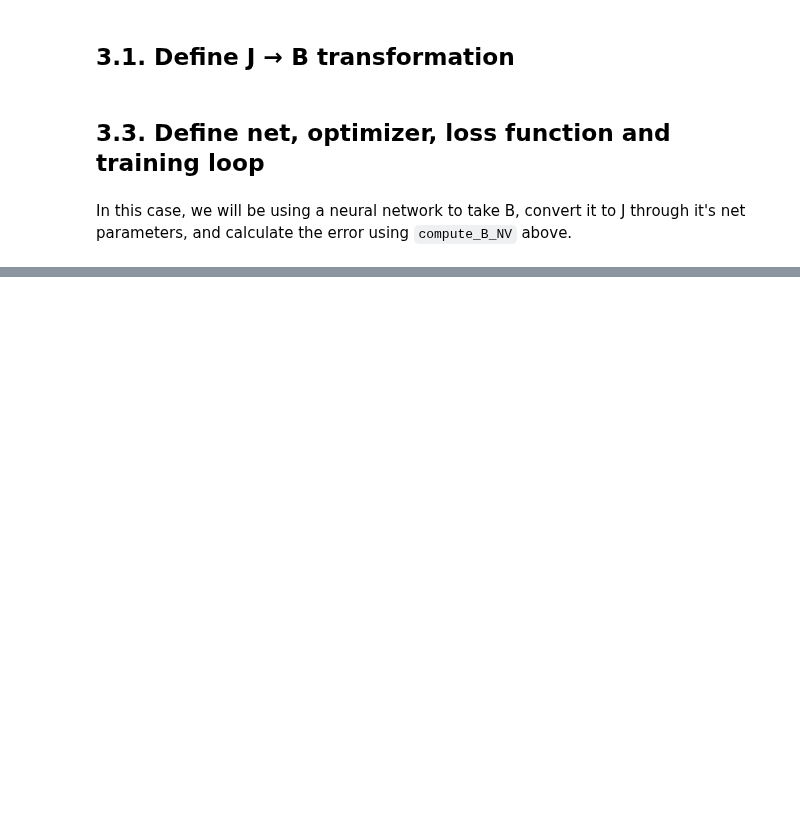
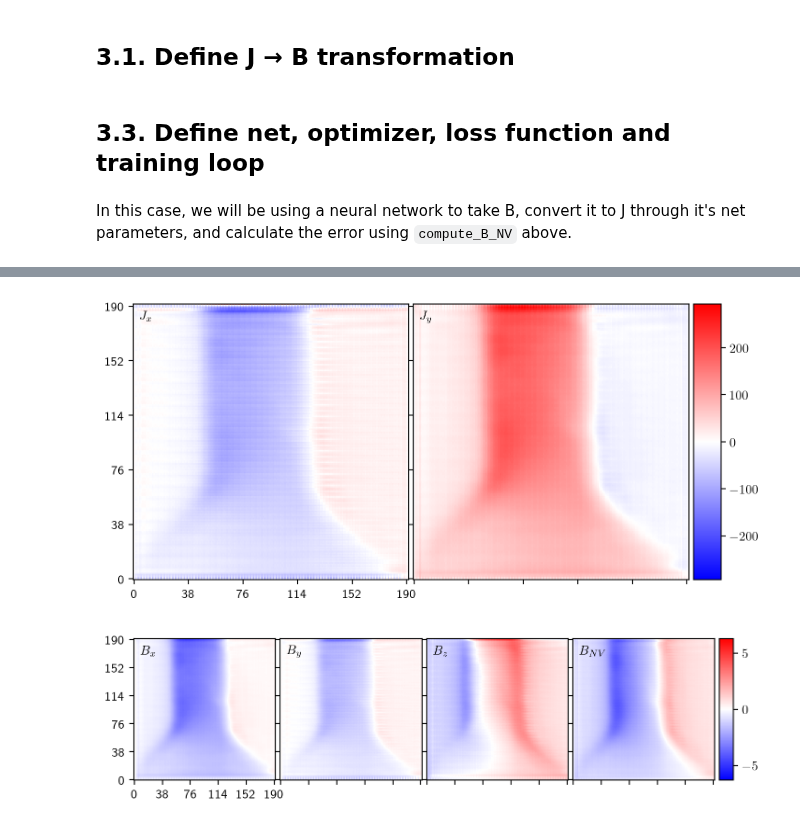
Before and after one commit to DavidBroadway/magrec, a Jupyter notebook: magrec/notebooks/Test Current Density Reconstruction/Current Reconstruction with Conv Net Prototype.ipynb, the cells around one changed output, grey strips where cells are left out. Saved outputs shown, nothing was run; the diff lists cells and outputs as text; code cells hidden in the pictures; blank space fills up the shorter version.

Commit message:
Test reconstruction with conv net

```diff
--- a/magrec/notebooks/Test Current Density Reconstruction/Current Reconstruction with Conv Net Prototype.ipynb
+++ b/magrec/notebooks/Test Current Density Reconstruction/Current Reconstruction with Conv Net Prototype.ipynb
@@ -206,2 +236,0 @@ Some info from experiments with running the function above with some parameters:
-# %%
-J = run_optimization(B, 10000, 100)
@@ -211,0 +252,43 @@ Loss at iteration 1200: 3.54393087036442e-05
+# %%
+pad_repl = torch.nn.ReplicationPad2d((W, W, H, H))
+pad_zero = torch.nn.ZeroPad2d((W, W, H, H))
+
+def compute_B(J: torch.tensor):
+    J = pad_repl(J)
+    J = pad_zero(J)
+    B = propagator(J)
+    B = B[..., 2*W:-2*W, 2*H:-2*H]
+    B_NV = proj.project(B)
+    # That's a more general stacking to allow for batch dimension
+    B = torch.stack([B[..., -3, :, :],
+                     B[..., -2, :, :],
+                     B[..., -1, :, :],
+                  B_NV[..., 0, :, :]],
+                     dim=-3)
+    return B
+# %%
+def test_net(net: torch.nn.Module, B: torch.Tensor):
+    net.eval()
+
+    # Convert B to a torch tensor of float32
+    B = torch.from_numpy(B).float()
+
+    # Extract the B_NV component from the measured B
+    B_NV = B[3, ...]
+
+    # Add a batch dimension, since we are optimizing only on one sample
+    B_NV = B_NV[None, None, ...]
+
+    J_pred = net(B_NV)
+    B_pred = compute_B(J_pred)
+
+    fig1 = plot_n_components(J_pred.detach().numpy(), labels=[r'$J_x$', '$J_y$'], cmap="bwr")
+    fig2 = plot_n_components(B_pred.detach().numpy(), labels=[r'$B_x$', '$B_y$', '$B_z$', '$B_{NV}$'], cmap="bwr")
+
+    display(fig1, fig2)
+    pass
+# %%
+test_net(net, B)
+# %% [output]
+[figure, added]
+[figure, added]
```
Also changed, not shown: parts of 9 cells of this notebook, 2 other files.
